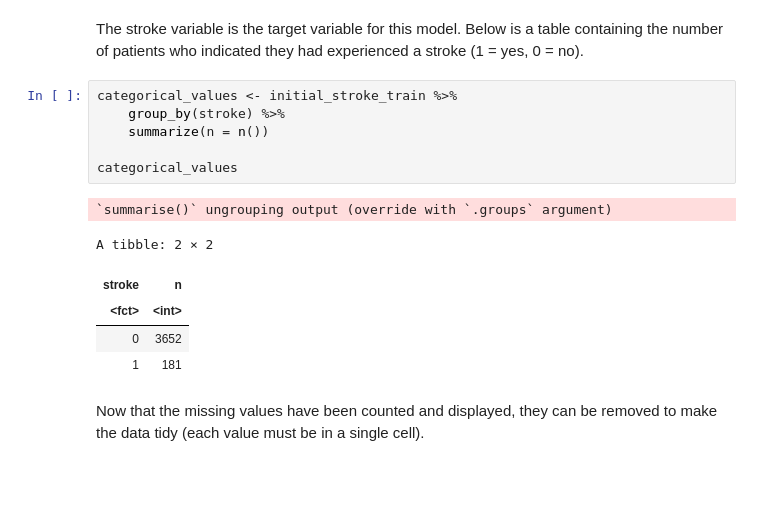
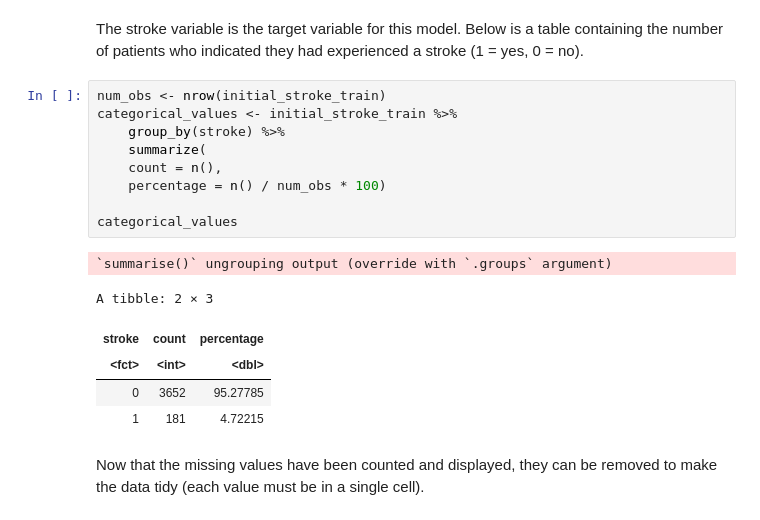
Before and after one commit to romansinkus/stroke-classification, a Jupyter notebook: Stroke_prediction.ipynb, the cells around one changed output. Saved outputs shown, nothing was run; the diff lists cells and outputs as text; blank space fills up the shorter version.

```diff
--- a/Stroke_prediction.ipynb
+++ b/Stroke_prediction.ipynb
@@ -106,18 +106,21 @@ A tibble: 2 × 2
 # %% [markdown]
 The stroke variable is the target variable for this model. Below is a table containing the number of patients who indicated they had experienced a stroke (1 = yes, 0 = no).
 # %%
+num_obs <- nrow(initial_stroke_train)
 categorical_values <- initial_stroke_train %>%
     group_by(stroke) %>%
-    summarize(n = n())
+    summarize(
+    count = n(),
+    percentage = n() / num_obs * 100)
 
 categorical_values
 # %% [output]
 `summarise()` ungrouping output (override with `.groups` argument)
-A tibble: 2 × 2
+A tibble: 2 × 3
-| stroke | n |
-| <fct> | <int> |
-| 0 | 3652 |
-| 1 | 181 |
+| stroke | count | percentage |
+| <fct> | <int> | <dbl> |
+| 0 | 3652 | 95.27785 |
+| 1 | 181 | 4.72215 |
 # %% [markdown]
 Now that the missing values have been counted and displayed, they can be removed to make the data tidy (each value must be in a single cell).
 # %%
```
Also changed, not shown: parts of 9 cells of this notebook.
